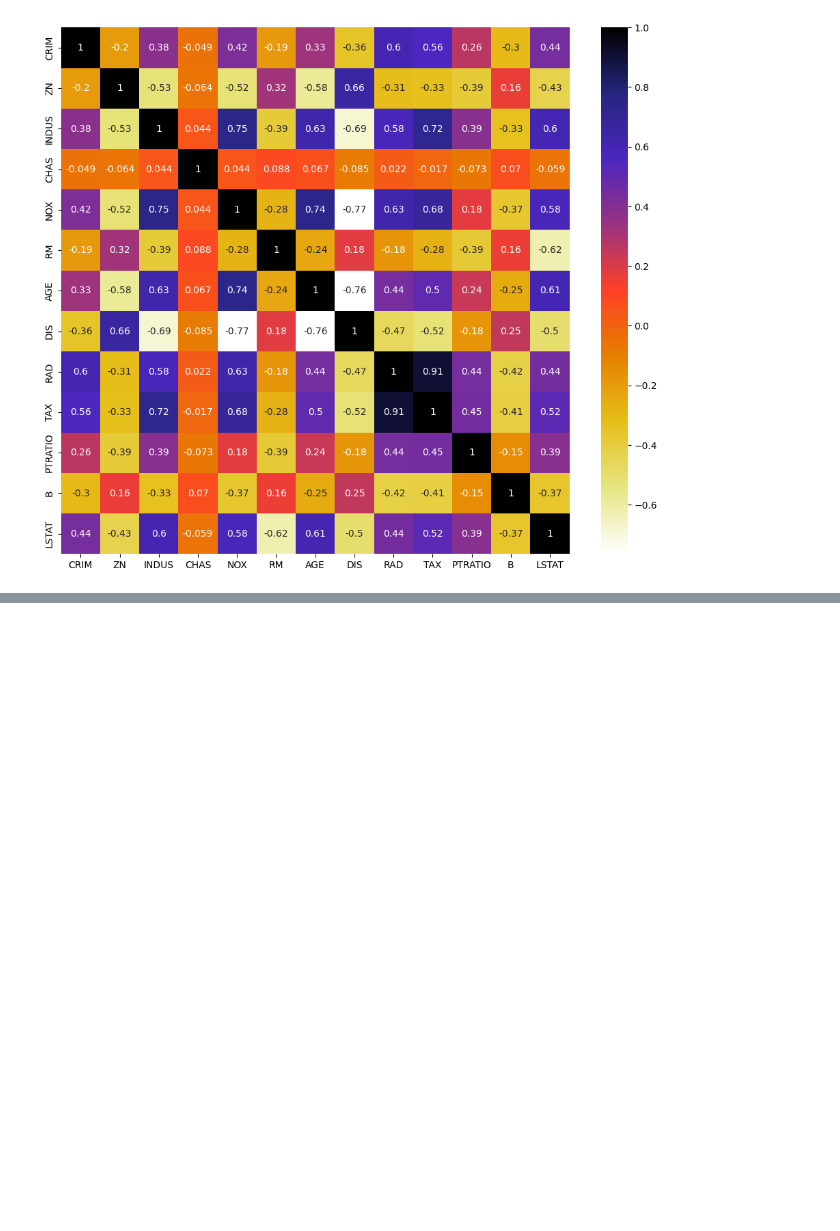
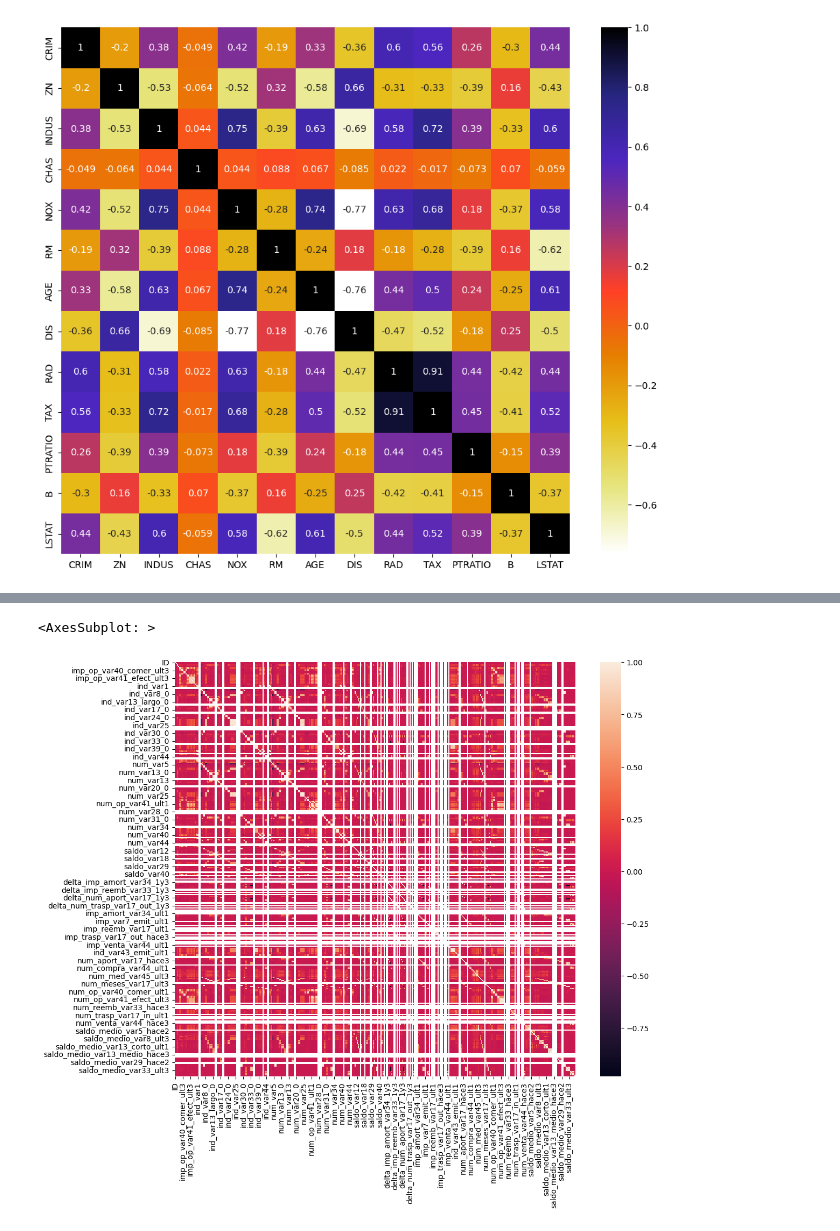
Before and after one commit to afarvardin/python-ds, a Jupyter notebook: DataEngineering/FeatureEngineering/Correlation.ipynb, the cells around one changed output, grey strips where cells are left out. Cells and saved outputs as stored; diff of their text form; code cells hidden in the pictures; blank space fills up the shorter version.

Commit message:
Pearson Correlation

```diff
--- a/DataEngineering/FeatureEngineering/Correlation.ipynb
+++ b/DataEngineering/FeatureEngineering/Correlation.ipynb
@@ -66,0 +87,18 @@ AttributeError: 'DataFrame' object has no attribute 'column'
+# %%
+url = "https://www.kaggle.com/competitions/santander-customer-satisfaction/data?select=train.csv"
+df = pd.read_csv('santander.csv', nrows = 10000)
+y = df['TARGET']
+X = df.drop(labels=['TARGET'], axis=1)
+
+
+# split dataset - train test
+X_train, X_test, y_train, y_test = train_test_split(X, y, test_size= 0.3, random_state= 0)
+# %%
+#Using pearson correlation
+corrmat = X_train.corr()
+fig, ax = plt.subplots()
+fig.set_size_inches(12,10)
+sbn.heatmap(corrmat)
+# %% [output]
+<AxesSubplot: >
+[figure, added]
```
Also changed, not shown: parts of 9 cells of this notebook.
